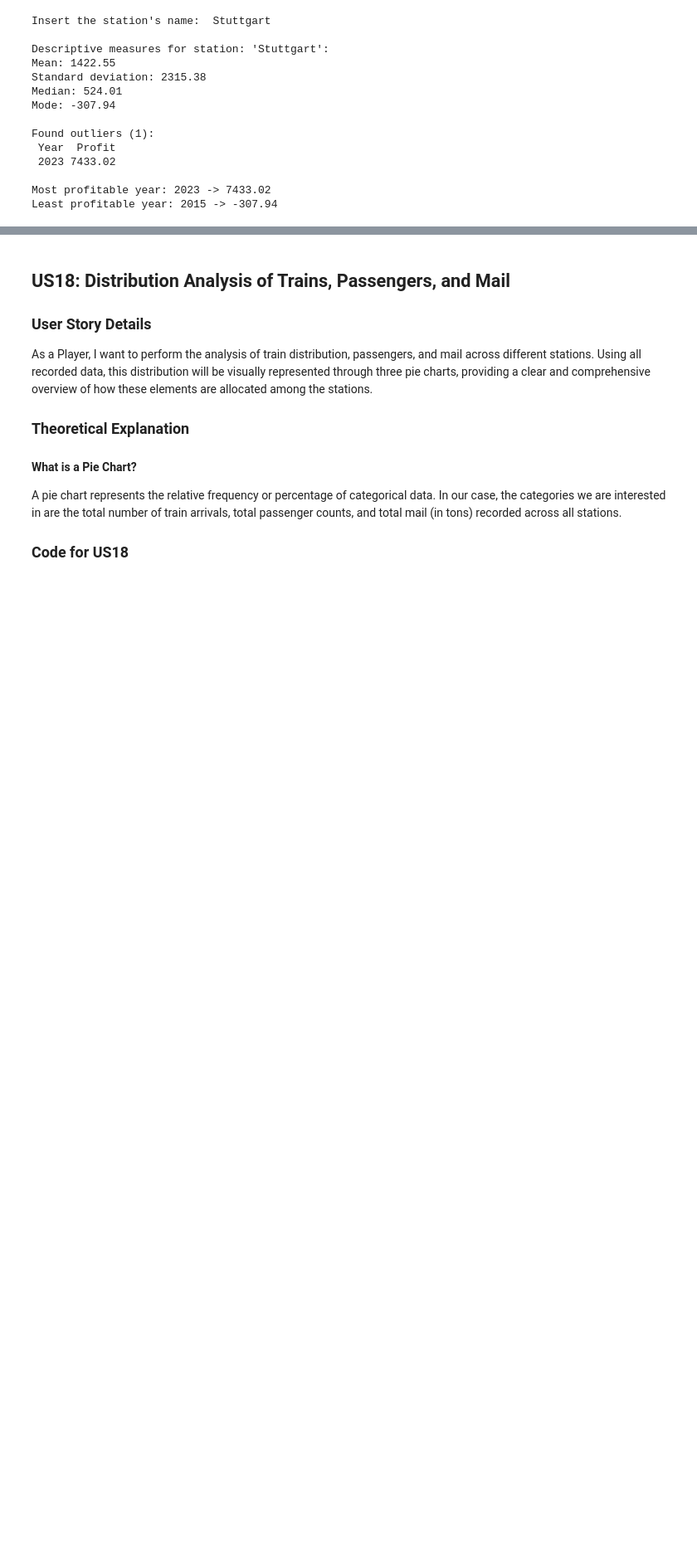
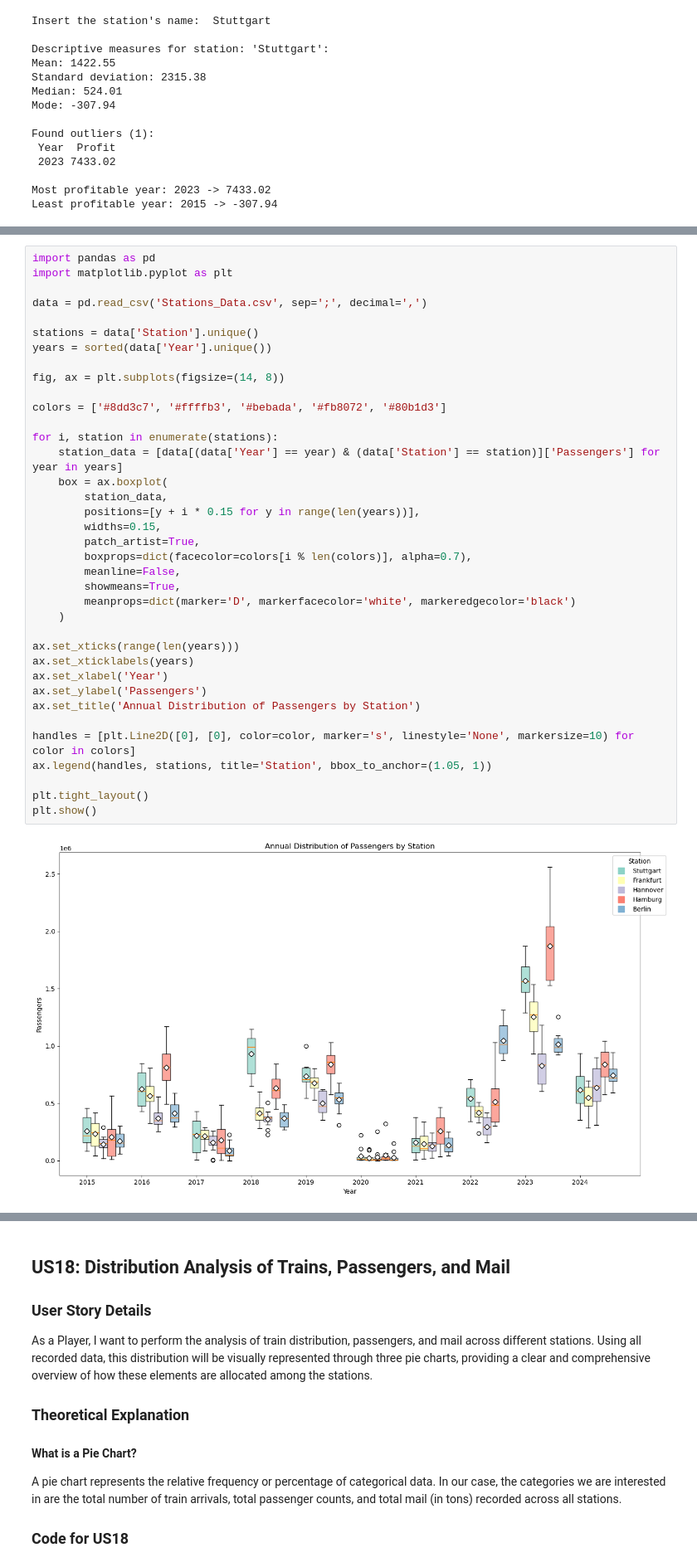
Before and after one commit to goncalolopesp/sem2-pi-24.25-g093-repo, a Jupyter notebook: docs/station-data-analysis/Station_Data_Analysis_G93.ipynb, the cells around one changed output, grey strips where cells are left out. Shown at 83% size. Drawn from its saved outputs; the diff is of its cells as text; blank space fills up the shorter version.

```diff
--- a/docs/station-data-analysis/Station_Data_Analysis_G93.ipynb
+++ b/docs/station-data-analysis/Station_Data_Analysis_G93.ipynb
@@ -145,0 +160,39 @@ Least profitable year: 2015 -> -307.94
+# %%
+import pandas as pd
+import matplotlib.pyplot as plt
+
+data = pd.read_csv('Stations_Data.csv', sep=';', decimal=',')
+
+stations = data['Station'].unique()
+years = sorted(data['Year'].unique())
+
+fig, ax = plt.subplots(figsize=(14, 8))
+
+colors = ['#8dd3c7', '#ffffb3', '#bebada', '#fb8072', '#80b1d3']
+
+for i, station in enumerate(stations):
+    station_data = [data[(data['Year'] == year) & (data['Station'] == station)]['Passengers'] for year in years]
+    box = ax.boxplot(
+        station_data,
+        positions=[y + i * 0.15 for y in range(len(years))],
+        widths=0.15,
+        patch_artist=True,
+        boxprops=dict(facecolor=colors[i % len(colors)], alpha=0.7),
+        meanline=False,
+        showmeans=True,
+        meanprops=dict(marker='D', markerfacecolor='white', markeredgecolor='black')
+    )
+
+ax.set_xticks(range(len(years)))
+ax.set_xticklabels(years)
+ax.set_xlabel('Year')
+ax.set_ylabel('Passengers')
+ax.set_title('Annual Distribution of Passengers by Station')
+
+handles = [plt.Line2D([0], [0], color=color, marker='s', linestyle='None', markersize=10) for color in colors]
+ax.legend(handles, stations, title='Station', bbox_to_anchor=(1.05, 1))
+
+plt.tight_layout()
+plt.show()
+# %% [output]
+[figure, added]
```
Also changed, not shown: parts of 2 cells of this notebook.
